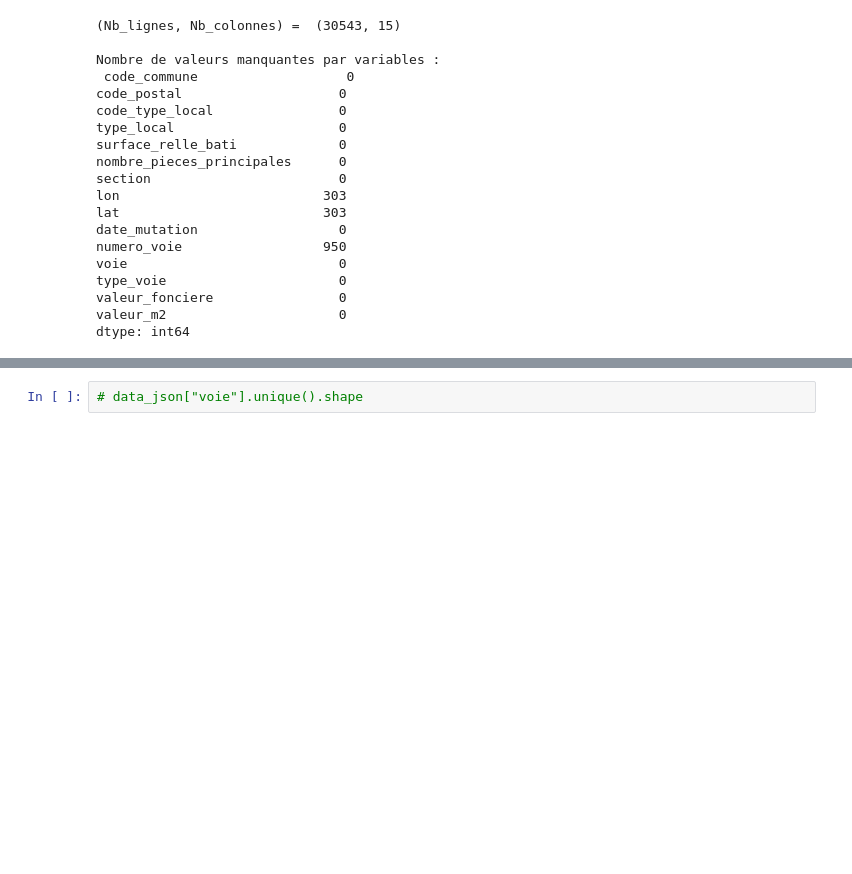
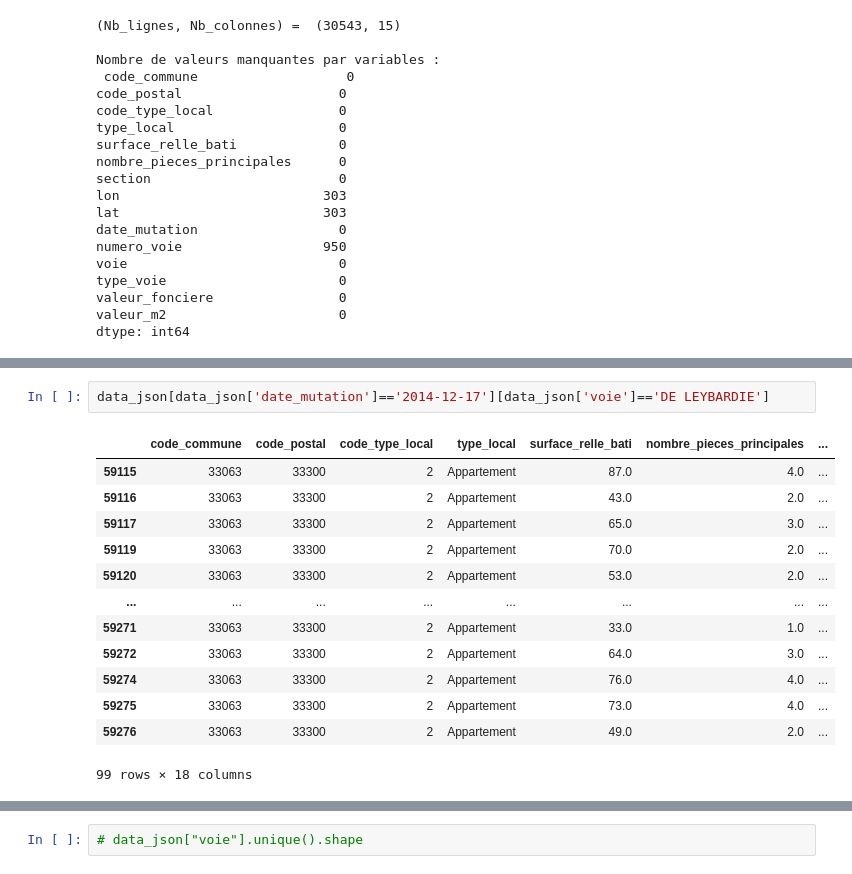
Before and after one commit to mdlbm/SNCF-Immobilier, a Jupyter notebook: Projet.ipynb, the cells around one changed output, grey strips where cells are left out. Drawn from its saved outputs; the diff is of its cells as text; blank space fills up the shorter version.

```diff
--- a/Projet.ipynb
+++ b/Projet.ipynb
@@ -219,0 +249,16 @@ dtype: int64
+# %%
+data_json[data_json['date_mutation']=='2014-12-17'][data_json['voie']=='DE LEYBARDIE']
+# %% [output]
+|  | code_commune | code_postal | code_type_local | type_local | surface_relle_bati | nombre_pieces_principales | ... |
+| 59115 | 33063 | 33300 | 2 | Appartement | 87.0 | 4.0 | ... |
+| 59116 | 33063 | 33300 | 2 | Appartement | 43.0 | 2.0 | ... |
+| 59117 | 33063 | 33300 | 2 | Appartement | 65.0 | 3.0 | ... |
+| 59119 | 33063 | 33300 | 2 | Appartement | 70.0 | 2.0 | ... |
+| 59120 | 33063 | 33300 | 2 | Appartement | 53.0 | 2.0 | ... |
+| ... | ... | ... | ... | ... | ... | ... | ... |
+| 59271 | 33063 | 33300 | 2 | Appartement | 33.0 | 1.0 | ... |
+| 59272 | 33063 | 33300 | 2 | Appartement | 64.0 | 3.0 | ... |
+| 59274 | 33063 | 33300 | 2 | Appartement | 76.0 | 4.0 | ... |
+| 59275 | 33063 | 33300 | 2 | Appartement | 73.0 | 4.0 | ... |
+| 59276 | 33063 | 33300 | 2 | Appartement | 49.0 | 2.0 | ... |
+99 rows × 18 columns
```
Also changed, not shown: parts of 6 cells of this notebook.
